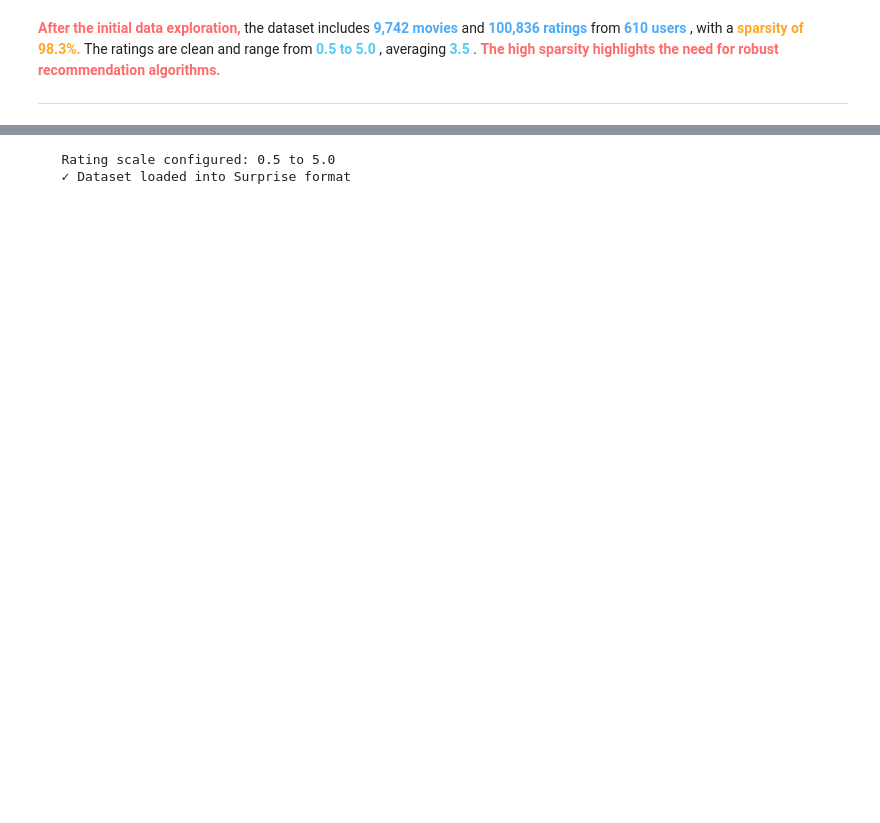
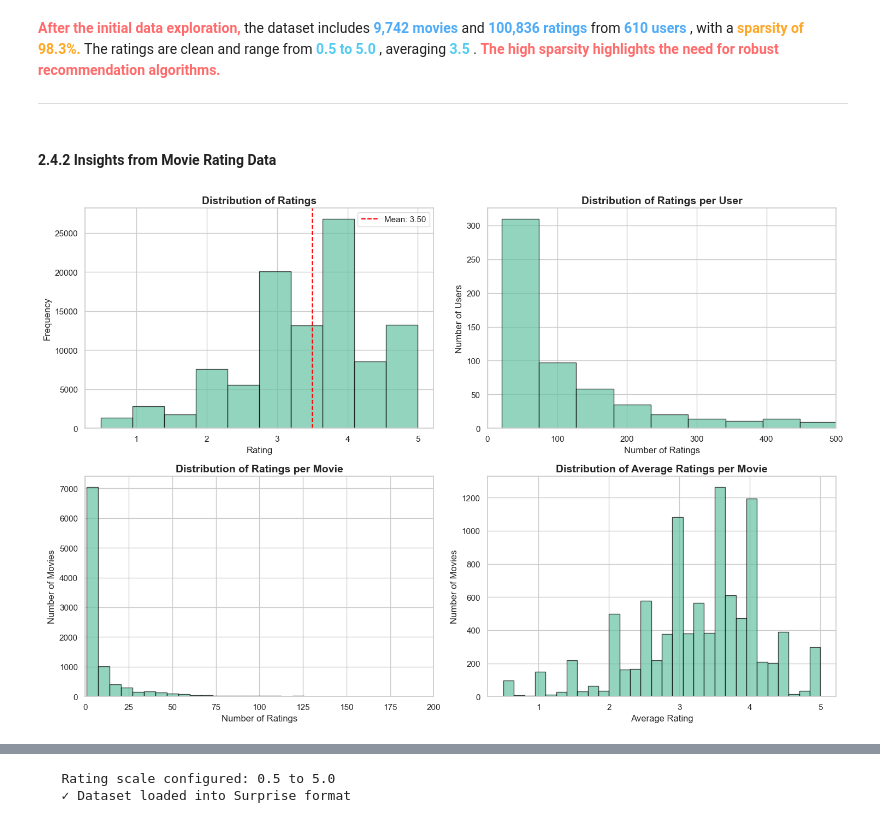
Before and after one commit to MrDenzy/Phase-4-Project---Movie-Recommendation-System, a Jupyter notebook: notebook/blex.ipynb, the cells around one changed output, grey strips where cells are left out. Drawn from its saved outputs; the diff is of its cells as text; code cells hidden in the pictures; blank space fills up the shorter version.

```diff
--- a/notebook/blex.ipynb
+++ b/notebook/blex.ipynb
@@ -48,3 +117,11 @@ Tags: 3683 records
 ### **2.2 Initial Data Exploration**
 
 Let's look at what our data contains.
+# %%
+print("Loading  Datasets...\n")
+
+movies_df  = pd.read_csv("../data/movies.csv")
+ratings_df = pd.read_csv("../data/ratings.csv")
+
+print(f"Movies: {len(movies_df)} records")
+print(f"Ratings: {len(ratings_df)} records")
@@ -216,3 +317,45 @@ The high sparsity highlights the need for robust recommendation algorithms.
 </span>
 
 ---
+# %% [markdown]
+#### **2.4.2 Insights from Movie Rating Data**
+# %%
+# Visualizations
+fig, axes = plt.subplots(2, 2, figsize=(15, 10))
+
+# Rating distribution
+axes[0, 0].hist(ratings_df['rating'], bins=10, edgecolor='black', alpha=0.7)
+axes[0, 0].set_title('Distribution of Ratings', fontsize=14, fontweight='bold')
+axes[0, 0].set_xlabel('Rating')
+axes[0, 0].set_ylabel('Frequency')
+axes[0, 0].axvline(ratings_df['rating'].mean(), color='red', linestyle='--',
+                   label=f'Mean: {ratings_df["rating"].mean():.2f}')
+axes[0, 0].legend()
+
+# Ratings per user
+ratings_per_user = ratings_df.groupby('userId').size()
+axes[0, 1].hist(ratings_per_user, bins=50, edgecolor='black', alpha=0.7)
+axes[0, 1].set_title('Distribution of Ratings per User', fontsize=14, fontweight='bold')
+axes[0, 1].set_xlabel('Number of Ratings')
+axes[0, 1].set_ylabel('Number of Users')
+axes[0, 1].set_xlim(0, 500)
+
+# Ratings per movie
+ratings_per_movie = ratings_df.groupby('movieId').size()
+axes[1, 0].hist(ratings_per_movie, bins=50, edgecolor='black', alpha=0.7)
+axes[1, 0].set_title('Distribution of Ratings per Movie', fontsize=14, fontweight='bold')
+axes[1, 0].set_xlabel('Number of Ratings')
+axes[1, 0].set_ylabel('Number of Movies')
+axes[1, 0].set_xlim(0, 200)
+
+# Average rating per movie
+avg_rating_per_movie = ratings_df.groupby('movieId')['rating'].mean()
+axes[1, 1].hist(avg_rating_per_movie, bins=30, edgecolor='black', alpha=0.7)
+axes[1, 1].set_title('Distribution of Average Ratings per Movie', fontsize=14, fontweight='bold')
+axes[1, 1].set_xlabel('Average Rating')
+axes[1, 1].set_ylabel('Number of Movies')
+
+plt.tight_layout()
+plt.show()
+# %% [output]
+[figure, added]
```
Also changed, not shown: parts of 90 cells of this notebook.
